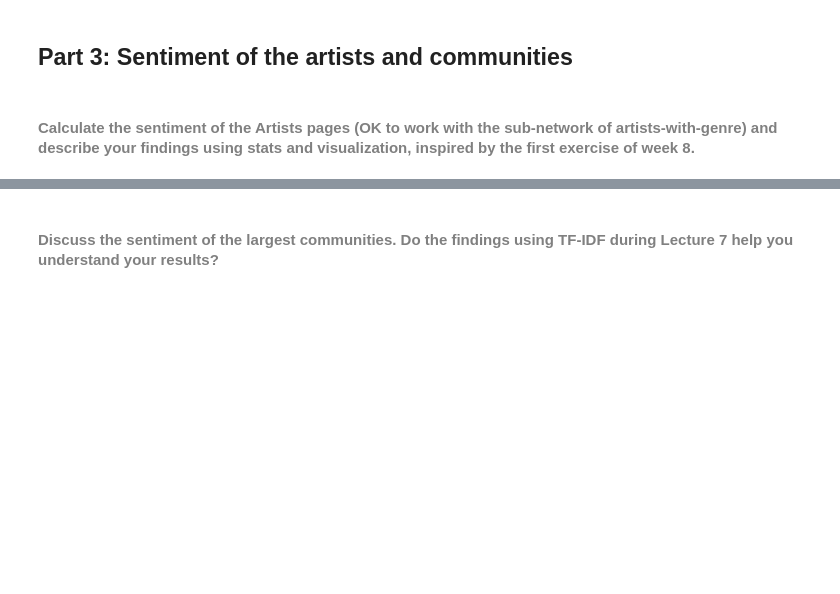
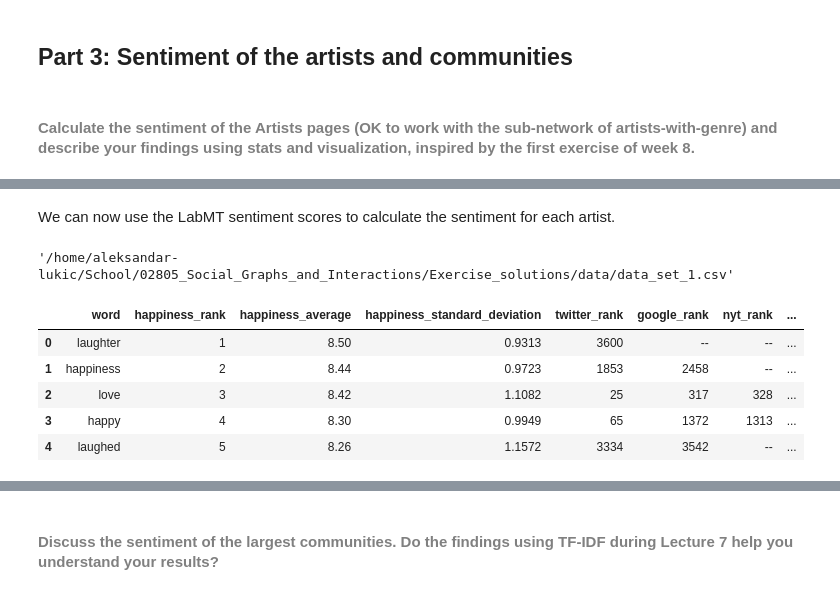
Before and after one commit to AleksandarLukic96/02805_Social_Graphs_and_Interactions, a Jupyter notebook: Exercise_solutions/Assignment_2.ipynb, the cells around one changed output, grey strips where cells are left out. Drawn from its saved outputs; the diff is of its cells as text; code cells hidden in the pictures; blank space fills up the shorter version.

```diff
--- a/Exercise_solutions/Assignment_2.ipynb
+++ b/Exercise_solutions/Assignment_2.ipynb
@@ -173,0 +315,19 @@ plt.show()
+# %% [markdown]
+We can now use the LabMT sentiment scores to calculate the sentiment for each artist.
+# %%
+# Get path for the LabMT word data
+file_path = os.path.join(os.getcwd(), "data", "data_set_1.csv")
+file_path
+# %% [output]
+'/home/aleksandar-lukic/School/02805_Social_Graphs_and_Interactions/Exercise_solutions/data/data_set_1.csv'
+# %%
+# Read the data set from the csv file
+LabMT = pd.read_csv(file_path, header=1)
+LabMT.head()
+# %% [output]
+|  | word | happiness_rank | happiness_average | happiness_standard_deviation | twitter_rank | google_rank | nyt_rank | ... |
+| 0 | laughter | 1 | 8.50 | 0.9313 | 3600 | -- | -- | ... |
+| 1 | happiness | 2 | 8.44 | 0.9723 | 1853 | 2458 | -- | ... |
+| 2 | love | 3 | 8.42 | 1.1082 | 25 | 317 | 328 | ... |
+| 3 | happy | 4 | 8.30 | 0.9949 | 65 | 1372 | 1313 | ... |
+| 4 | laughed | 5 | 8.26 | 1.1572 | 3334 | 3542 | -- | ... |
```
Also changed, not shown: parts of 50 cells of this notebook, 1 other file.
